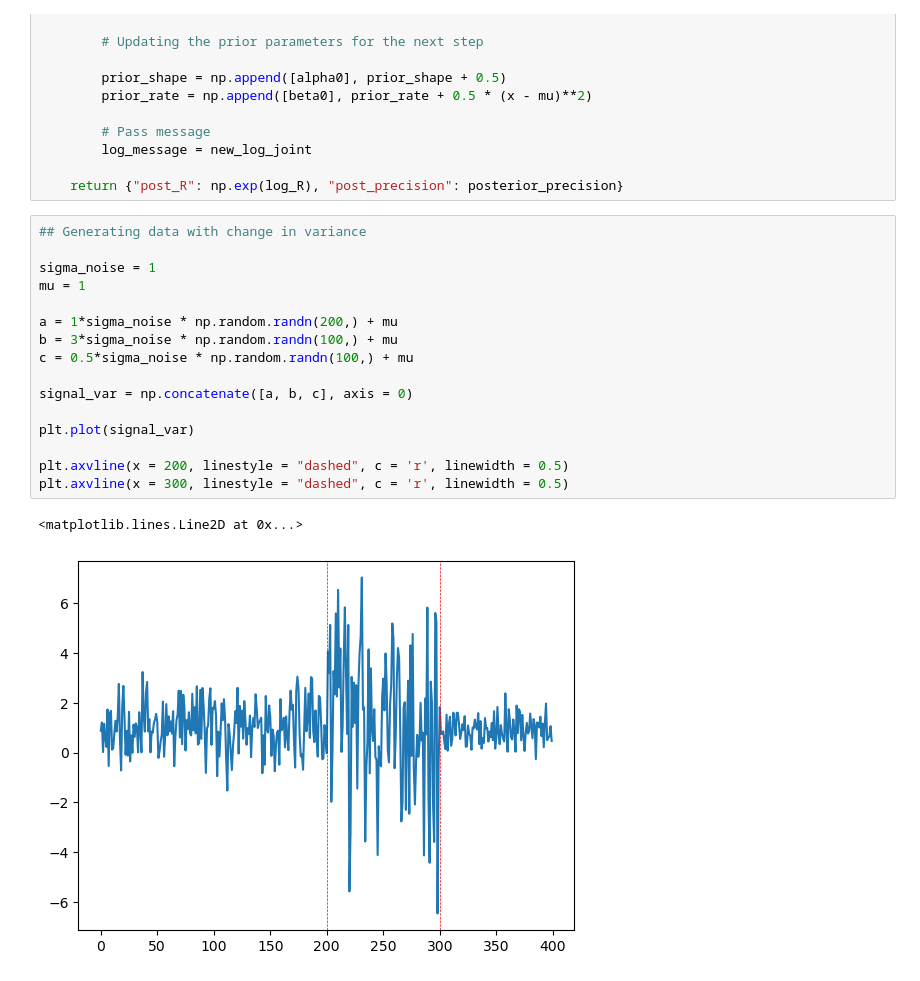
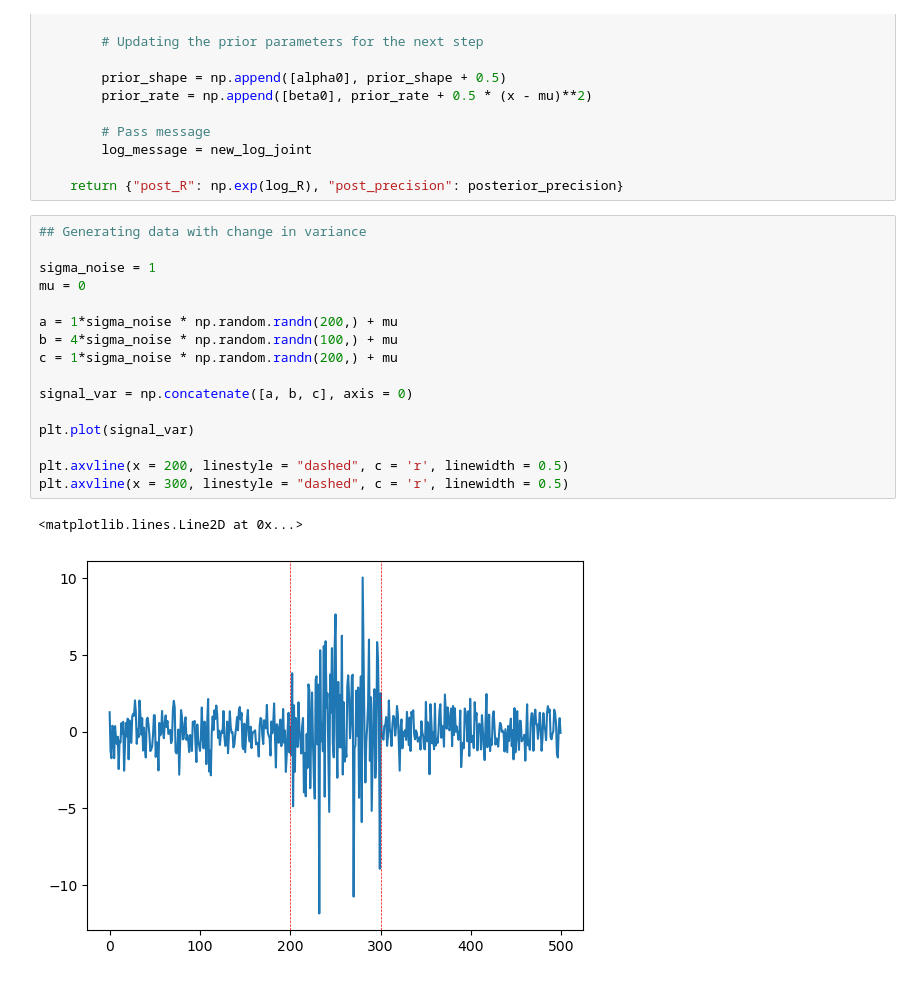
Before and after one commit to EtienneCap/ChangepointDetection, a Jupyter notebook: Bayesian online changepoint detection.ipynb, the cells around one changed output. Drawn from its saved outputs; the diff is of its cells as text.

```diff
--- a/Bayesian online changepoint detection.ipynb
+++ b/Bayesian online changepoint detection.ipynb
@@ -169,22 +169,22 @@ def BOCD_var(signal, alpha0, beta0, hazard_prob, mu = 0):
 # %%
 ## Generating data with change in variance
 
 sigma_noise = 1
-mu = 1
+mu = 0
 
 a = 1*sigma_noise * np.random.randn(200,) + mu
-b = 3*sigma_noise * np.random.randn(100,) + mu
-c = 0.5*sigma_noise * np.random.randn(100,) + mu
+b = 4*sigma_noise * np.random.randn(100,) + mu
+c = 1*sigma_noise * np.random.randn(200,) + mu
 
 signal_var = np.concatenate([a, b, c], axis = 0)
 
 plt.plot(signal_var)
 
 plt.axvline(x = 200, linestyle = "dashed", c = 'r', linewidth = 0.5)
 plt.axvline(x = 300, linestyle = "dashed", c = 'r', linewidth = 0.5)
 # %% [output]
 <matplotlib.lines.Line2D at 0x...>
-[figure, old version]
+[figure, new version]
 # %%
 ## Change in variance
 signal = signal_var
```
Also changed, not shown: parts of 1 cell of this notebook.
